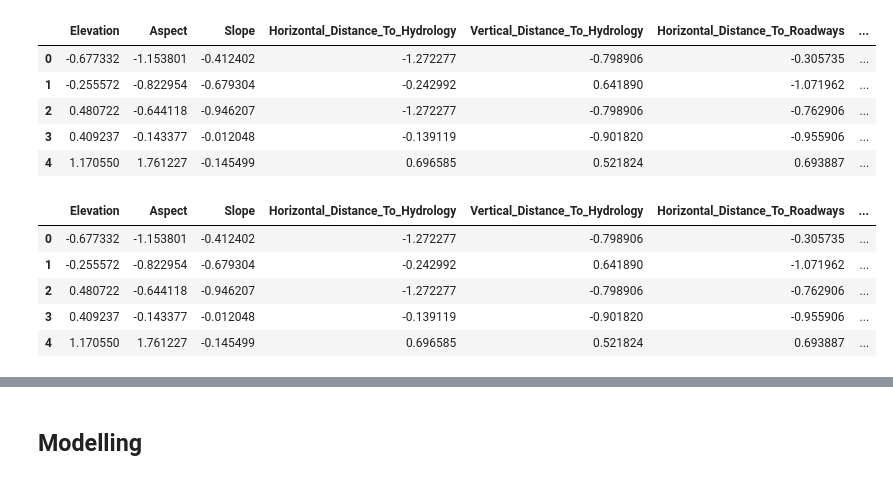
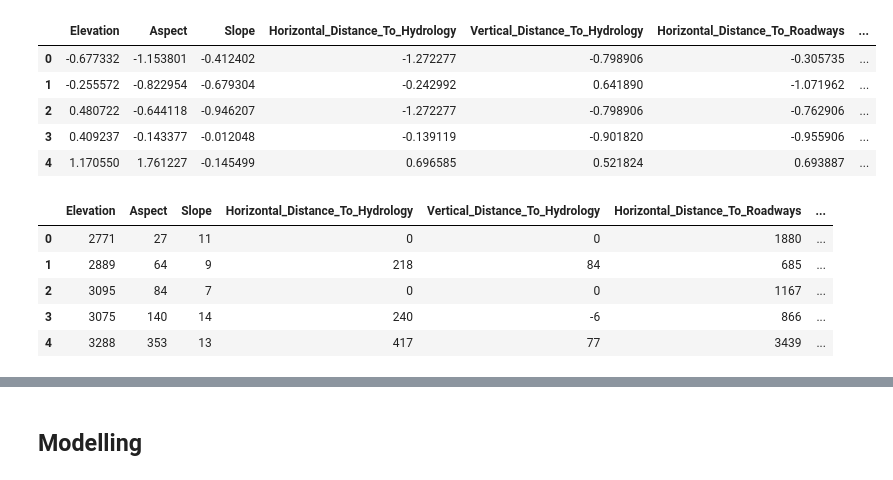
Before and after one commit to awesomeahi95/Forest_Trees, a Jupyter notebook: Forest_Ahilan.ipynb, the cells around one changed output, grey strips where cells are left out. Saved outputs shown, nothing was run; the diff lists cells and outputs as text; code cells hidden in the pictures.

```diff
--- a/Forest_Ahilan.ipynb
+++ b/Forest_Ahilan.ipynb
@@ -129,11 +127,11 @@ df_s = df_plus_wild_s.drop(['Wilderness_Area1','Wilderness_Area2', 'Wilderness_A
 # %%
-df_s.head()
+df.head()
 # %% [output]
 |  | Elevation | Aspect | Slope | Horizontal_Distance_To_Hydrology | Vertical_Distance_To_Hydrology | Horizontal_Distance_To_Roadways | ... |
-| 0 | -0.677332 | -1.153801 | -0.412402 | -1.272277 | -0.798906 | -0.305735 | ... |
-| 1 | -0.255572 | -0.822954 | -0.679304 | -0.242992 | 0.641890 | -1.071962 | ... |
-| 2 | 0.480722 | -0.644118 | -0.946207 | -1.272277 | -0.798906 | -0.762906 | ... |
-| 3 | 0.409237 | -0.143377 | -0.012048 | -0.139119 | -0.901820 | -0.955906 | ... |
-| 4 | 1.170550 | 1.761227 | -0.145499 | 0.696585 | 0.521824 | 0.693887 | ... |
+| 0 | 2771 | 27 | 11 | 0 | 0 | 1880 | ... |
+| 1 | 2889 | 64 | 9 | 218 | 84 | 685 | ... |
+| 2 | 3095 | 84 | 7 | 0 | 0 | 1167 | ... |
+| 3 | 3075 | 140 | 14 | 240 | -6 | 866 | ... |
+| 4 | 3288 | 353 | 13 | 417 | 77 | 3439 | ... |
 # %%
 X_plus_wild = df.drop('Pine',1)
```
Also changed, not shown: parts of 57 cells of this notebook.
